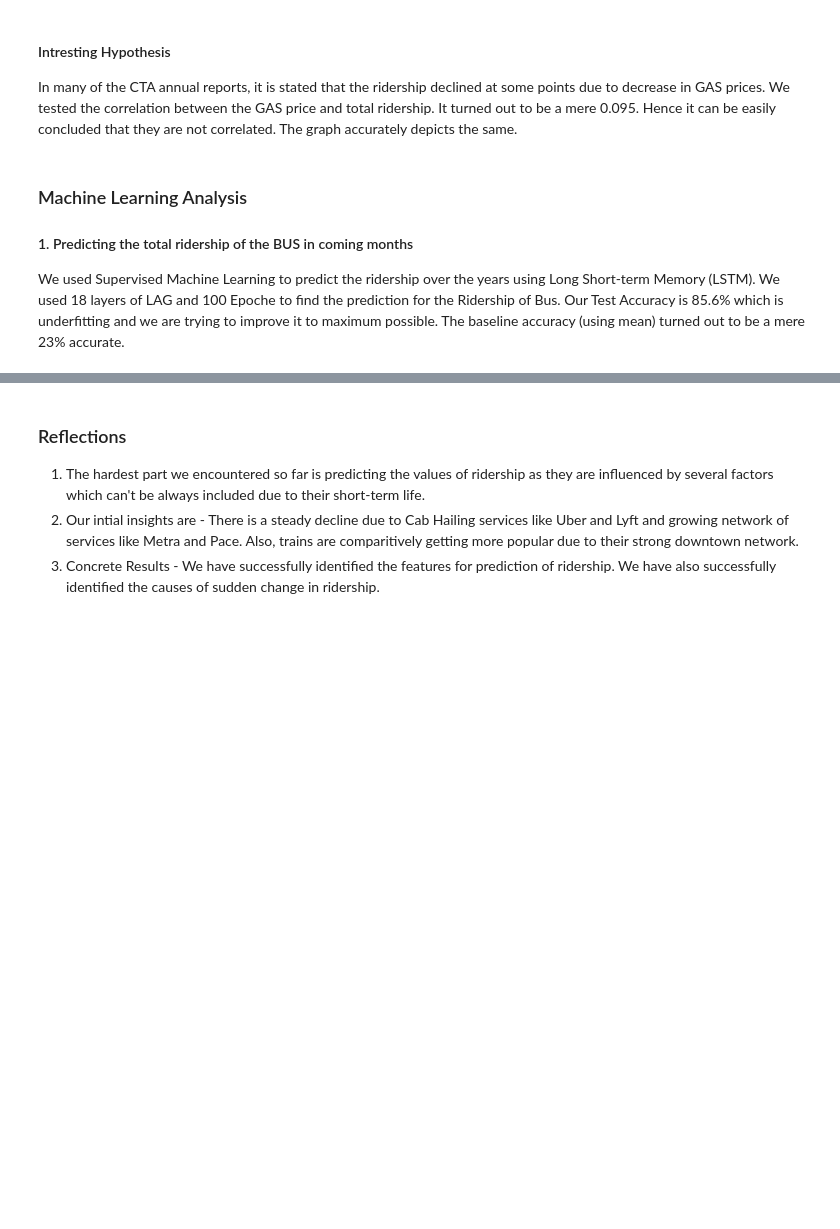
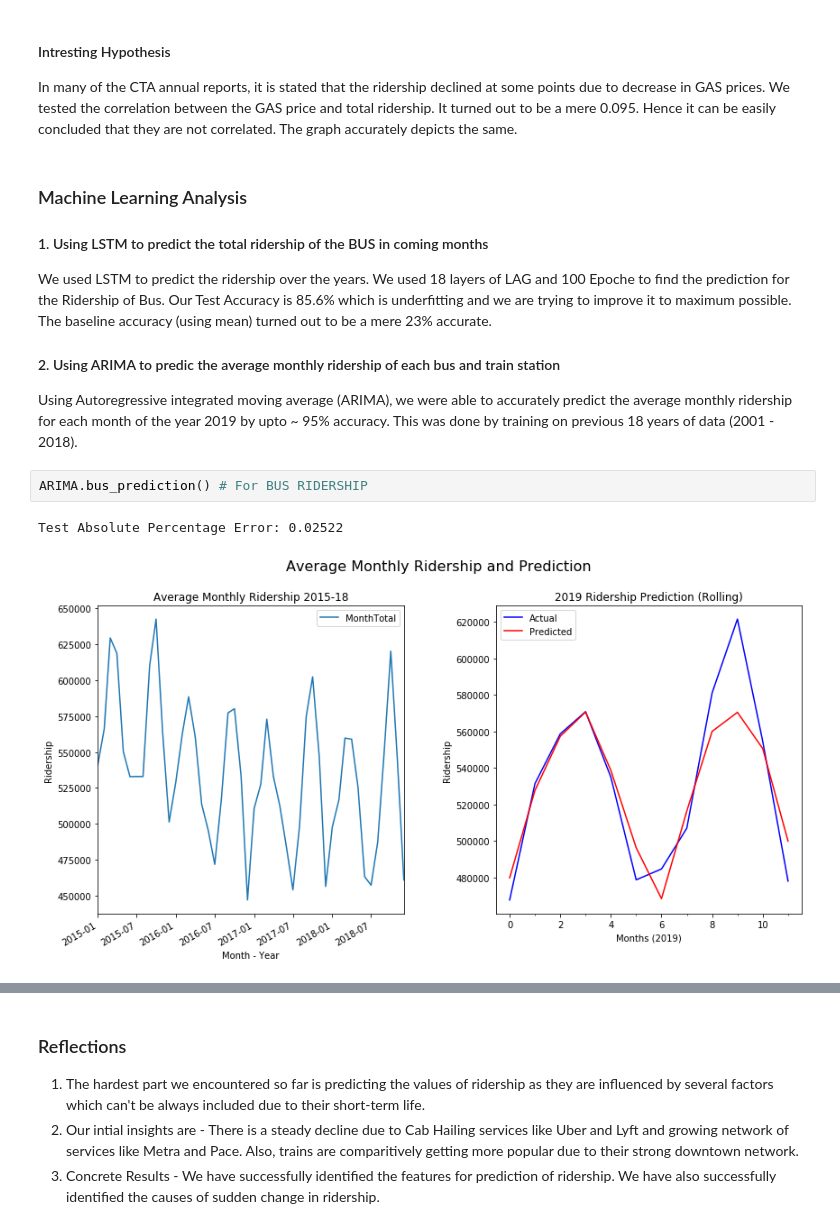
Before and after one commit to uic-cs418/python_demons, a Jupyter notebook: Progressreport.ipynb, the cells around one changed output, grey strips where cells are left out. Cells and saved outputs as stored; diff of their text form; blank space fills up the shorter version.

```diff
--- a/Progressreport.ipynb
+++ b/Progressreport.ipynb
@@ -71,6 +76,13 @@ In many of the CTA annual reports, it is stated that the ridership declined at s
 # %% [markdown]
 ### Machine Learning Analysis
 
-#### 1. Predicting the total ridership of the BUS in coming months
-We used Supervised Machine Learning to predict the ridership over the years using Long Short-term Memory (LSTM).
-We used 18 layers of LAG and 100 Epoche to find the prediction for the Ridership of Bus. Our Test Accuracy is 85.6% which is underfitting and we are trying to improve it to maximum possible. The baseline accuracy (using mean) turned out to be a mere 23% accurate.
+#### 1. Using LSTM to predict the total ridership of the BUS in coming months
+We used LSTM to predict the ridership over the years. We used 18 layers of LAG and 100 Epoche to find the prediction for the Ridership of Bus. Our Test Accuracy is 85.6% which is underfitting and we are trying to improve it to maximum possible. The baseline accuracy (using mean) turned out to be a mere 23% accurate.
+
+#### 2. Using ARIMA to predic the average monthly ridership of each bus and train station
+Using Autoregressive integrated moving average (ARIMA), we were able to accurately predict the average monthly ridership for each month of the year 2019 by upto ~ 95% accuracy. This was done by training on previous 18 years of data (2001 - 2018).
+# %%
+ARIMA.bus_prediction() # For BUS RIDERSHIP
+# %% [output]
+Test Absolute Percentage Error: 0.02522
+[figure, added]
```
Also changed, not shown: parts of 3 cells of this notebook.
